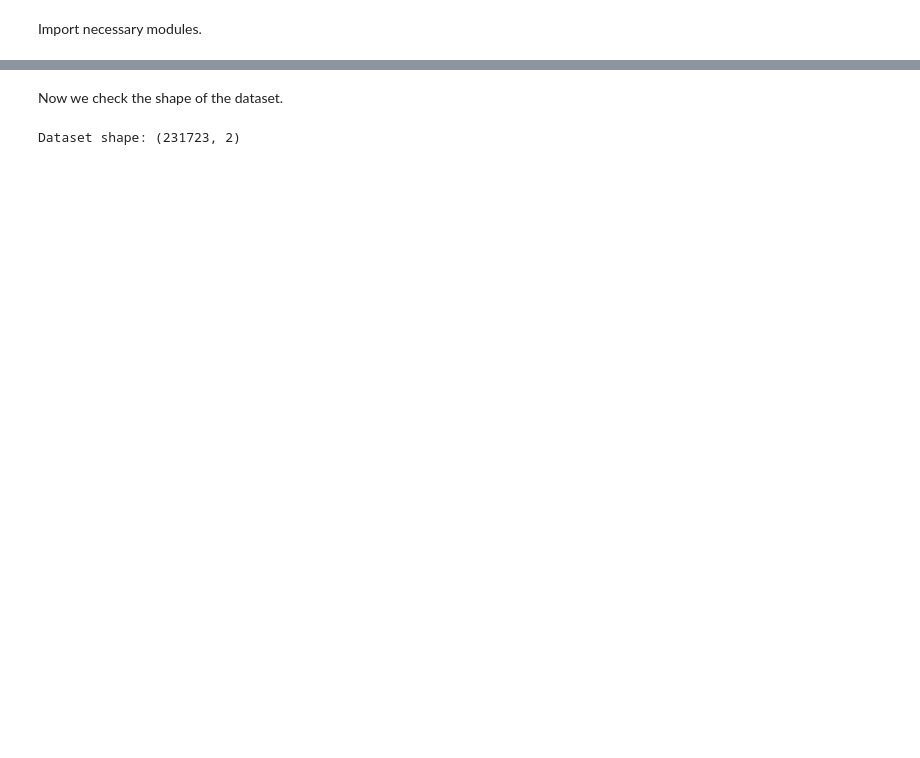
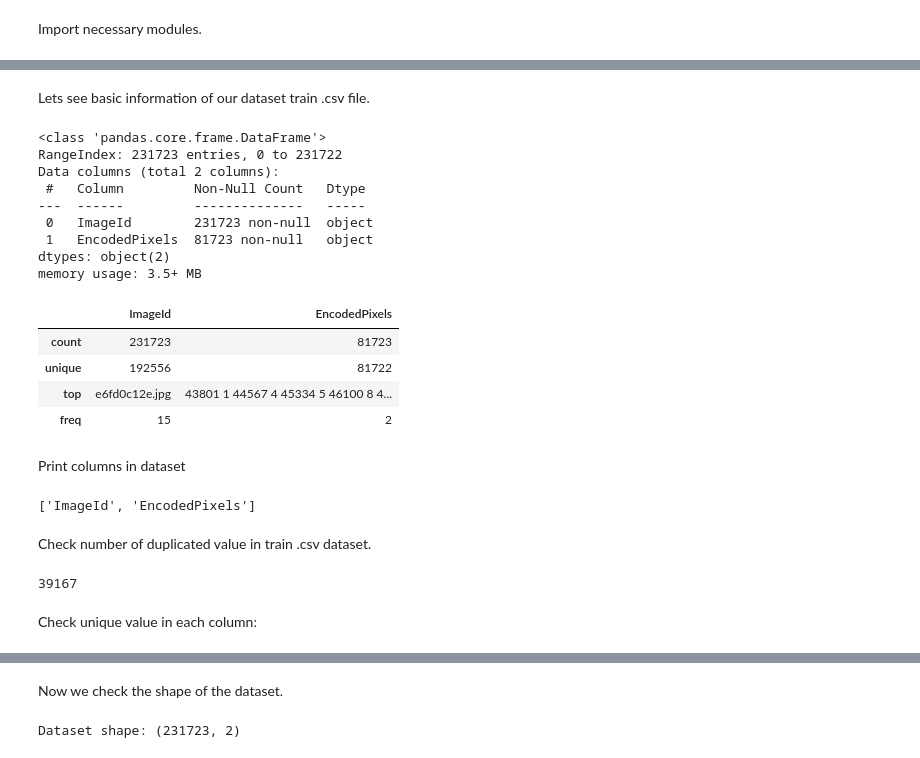
Before and after one commit to Coin-Gulter/Airbus_ship_segmentation_unit_model, a Jupyter notebook: exploratory_data.ipynb, the cells around one changed output, grey strips where cells are left out. Cells and saved outputs as stored; diff of their text form; code cells hidden in the pictures; blank space fills up the shorter version.

```diff
--- a/exploratory_data.ipynb
+++ b/exploratory_data.ipynb
@@ -26,0 +58,39 @@ data.head(10)
+# %% [markdown]
+Lets see basic information of our dataset train .csv file.
+# %%
+#Basic information
+ds_train.info()
+
+#Describe the data
+ds_train.describe()
+# %% [output]
+<class 'pandas.core.frame.DataFrame'>
+RangeIndex: 231723 entries, 0 to 231722
+Data columns (total 2 columns):
+ #   Column         Non-Null Count   Dtype
+---  ------         --------------   -----
+ 0   ImageId        231723 non-null  object
+ 1   EncodedPixels  81723 non-null   object
+dtypes: object(2)
+memory usage: 3.5+ MB
+|  | ImageId | EncodedPixels |
+| count | 231723 | 81723 |
+| unique | 192556 | 81722 |
+| top | e6fd0c12e.jpg | 43801 1 44567 4 45334 5 46100 8 4... |
+| freq | 15 | 2 |
+# %% [markdown]
+Print columns in dataset
+# %%
+#column to list
+ds_train.columns.tolist()
+# %% [output]
+['ImageId', 'EncodedPixels']
+# %% [markdown]
+Check number of duplicated value in train .csv dataset.
+# %%
+#Find the duplicates
+ds_train.duplicated(subset="ImageId").sum()
+# %% [output]
+39167
+# %% [markdown]
+Check unique value in each column:
```
Also changed, not shown: parts of 26 cells of this notebook, 13 other files.
